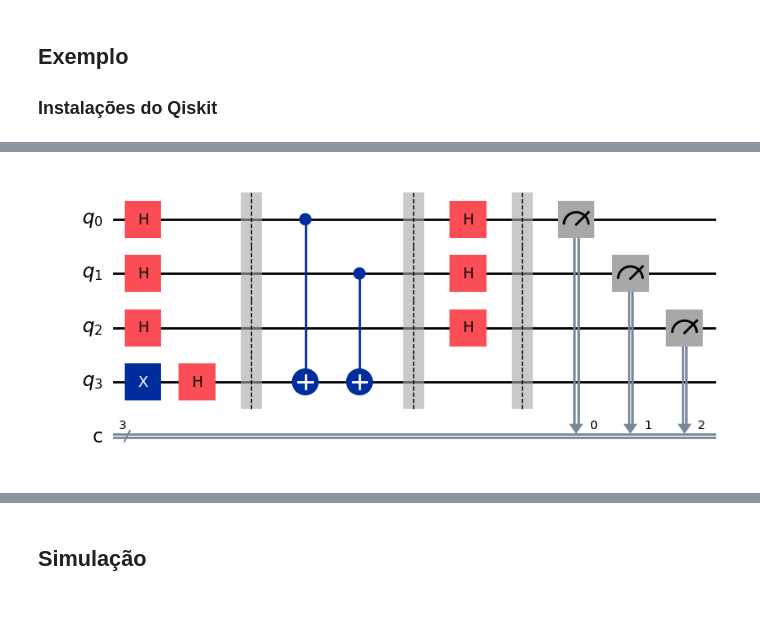
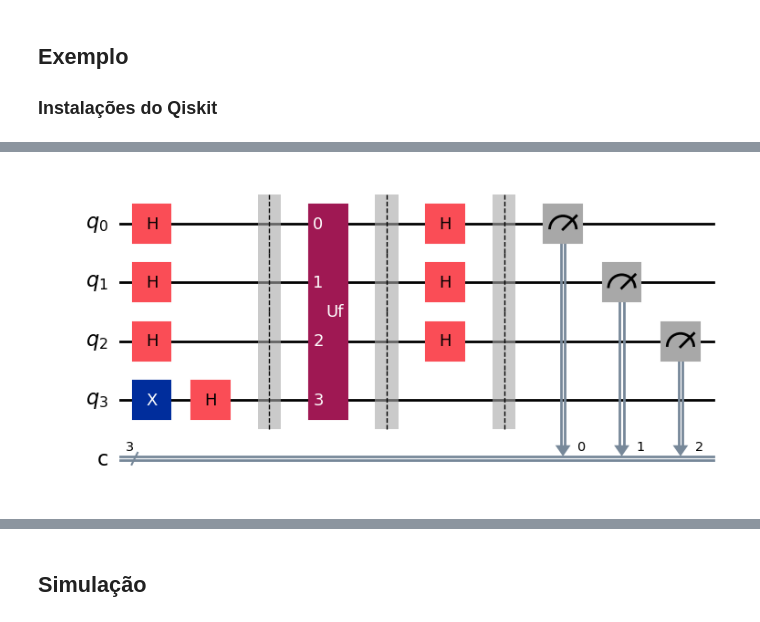
Before and after one commit to jonasmaziero/computacao_quantica_qiskit_sbf_2024, a Jupyter notebook: 05_a_Bernstein-Vazirani.ipynb, the cells around one changed output, grey strips where cells are left out. Drawn from its saved outputs; the diff is of its cells as text; code cells hidden in the pictures.

```diff
--- a/05_a_Bernstein-Vazirani.ipynb
+++ b/05_a_Bernstein-Vazirani.ipynb
@@ -183,0 +246,10 @@ from qiskit import QuantumCircuit
+# %%
+def qc_Uf(n):
+  qc = QuantumCircuit(n+1, name='Uf')
+  # Uf para s = 011
+  qc.x(2); qc.ccx(1,2,3); qc.x(2)
+  qc.x(1); qc.ccx(1,2,3); qc.x(1)
+  return qc
+# %%
+qcUf = qc_Uf(3)
+qcUf.draw('mpl')
@@ -184,21 +258,20 @@ from qiskit import QuantumCircuit
 # %%
-def qc_bernstein_vazirani(s):
-    ls = len(s)
-    qc = QuantumCircuit(ls+1,ls)
-    qc.x(ls)
-    qc.h(list(range(ls+1)))
+def qc_bernstein_vazirani(n):
+    qc = QuantumCircuit(n+1,n)
+    qc.x(n)
+    qc.h(list(range(n+1)))
     qc.barrier();
-    for ii, yesno in enumerate(reversed(s)): # the black box
-        if yesno == '1':
-            qc.cx(ii, ls);
+    qcUf = qc_Uf(3)
+    qc.append(qcUf,list(range(n+1)))
     qc.barrier();
-    qc.h(list(range(ls)));
+    qc.h(list(range(n)));
     qc.barrier();
-    qc.measure(list(range(ls)),list(range(ls)))
+    qc.measure(list(range(n)),list(range(n)))
     return qc
 # %%
 s = '011' # secret number
-qc = qc_bernstein_vazirani(s)
-qc.draw(output='mpl')
+n = len(s)
+qcbv = qc_bernstein_vazirani(n)
+qcbv.draw(output='mpl')
 # %% [output]
-[figure, old version]
+[figure, new version]
```
Also changed, not shown: parts of 29 cells of this notebook, 5 other files.
